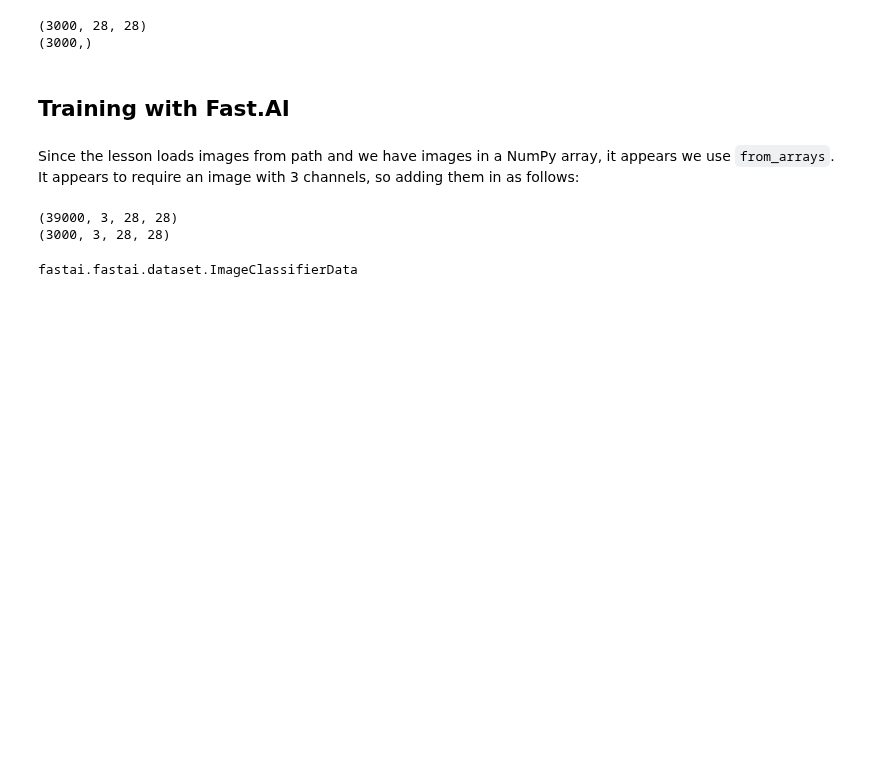
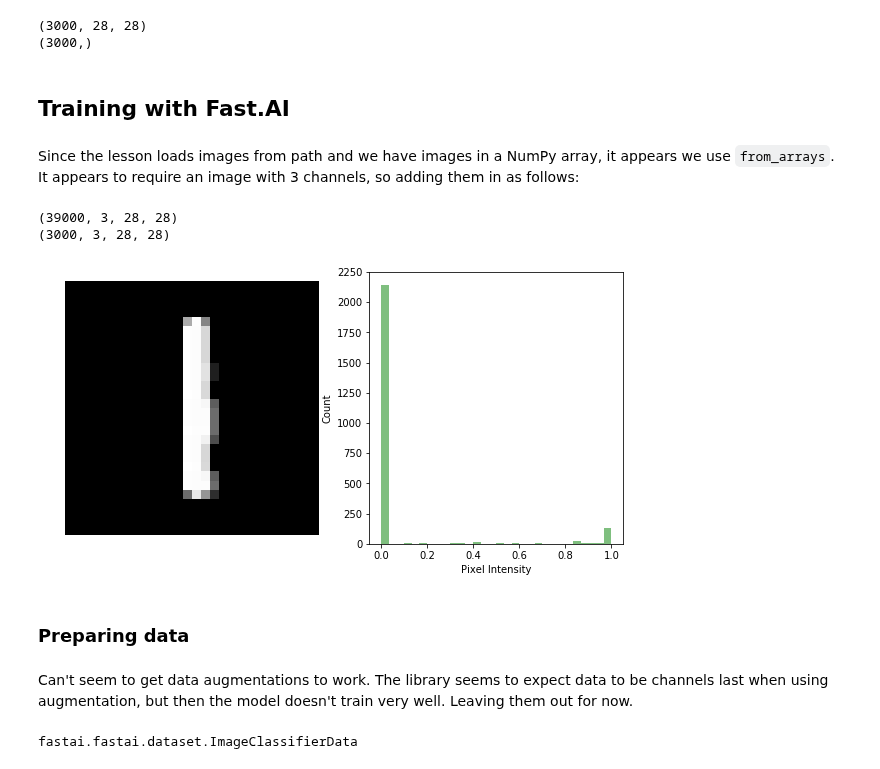
Before and after one commit to lextoumbourou/notes, a Jupyter notebook: moocs/fast.ai/deep-learning-2018/experiment1-mnist.ipynb, the cells around one changed output. Saved outputs shown, nothing was run; the diff lists cells and outputs as text; code cells hidden in the pictures; blank space fills up the shorter version.

```diff
--- a/moocs/fast.ai/deep-learning-2018/experiment1-mnist.ipynb
+++ b/moocs/fast.ai/deep-learning-2018/experiment1-mnist.ipynb
@@ -213,5 +244,13 @@ print(val_set.shape)
 # %% [output]
 (39000, 3, 28, 28)
 (3000, 3, 28, 28)
+# %%
+plot_histogram(training_set[1001].transpose((1, 2, 0)))
+# %% [output]
+[figure, added]
+# %% [markdown]
+### Preparing data
+# %% [markdown]
+Can't seem to get data augmentations to work. The library seems to expect data to be channels last when using augmentation, but then the model doesn't train very well. Leaving them out for now.
 # %%
 # Note that the first argument is the paths for caching stuff.
```
Also changed, not shown: parts of 68 cells of this notebook, 1 other file.
